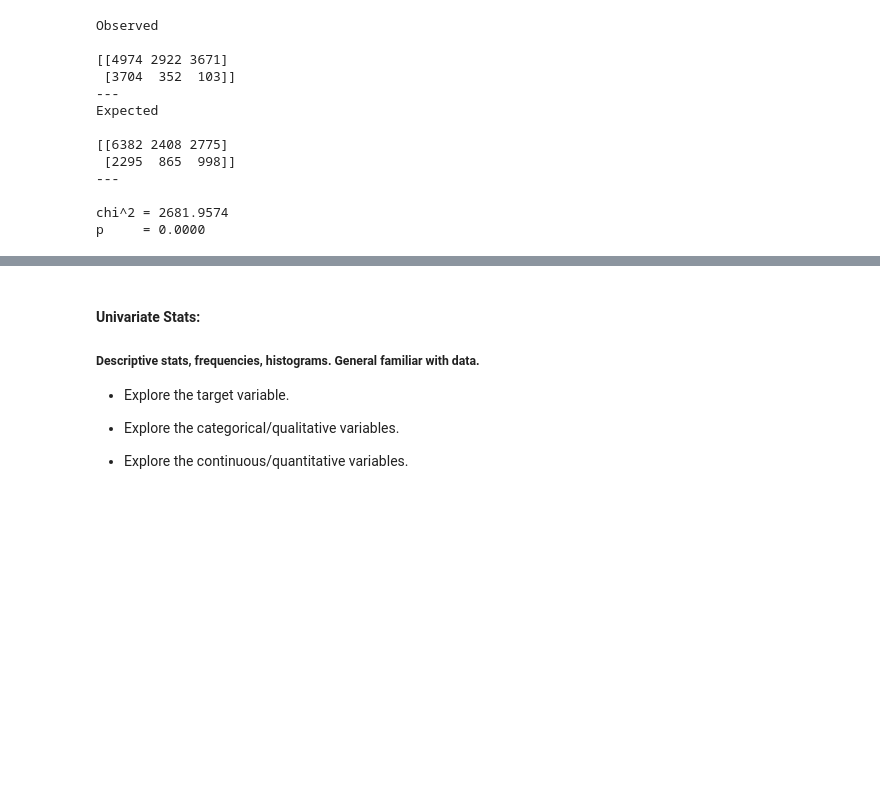
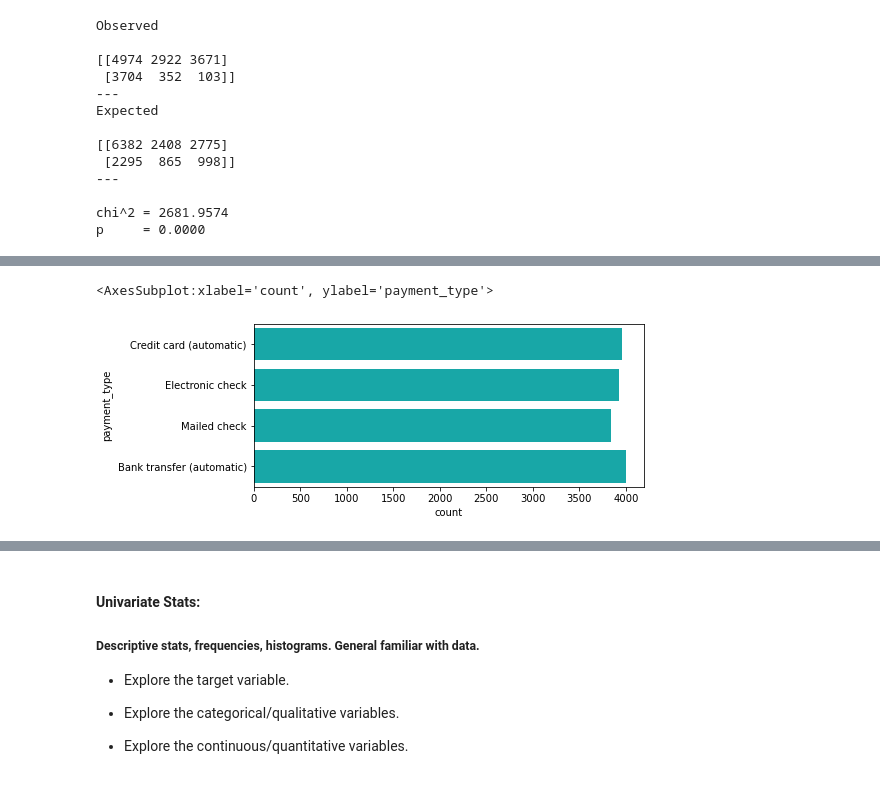
Before and after one commit to veronica-f-reyes/telco_classification_project, a Jupyter notebook: Initial Telco Churn Project Notebook.ipynb, the cells around one changed output, grey strips where cells are left out. Drawn from its saved outputs; the diff is of its cells as text; code cells hidden in the pictures; blank space fills up the shorter version.

```diff
--- a/Initial Telco Churn Project Notebook.ipynb
+++ b/Initial Telco Churn Project Notebook.ipynb
@@ -734,0 +909,6 @@ We reject the hypothesis that Customers who are month-to-month are more likely t
+# %%
+f, ax = plt.subplots(figsize=(7, 3))
+sns.countplot(y="payment_type", data=train_raw, color="c")
+# %% [output]
+<AxesSubplot:xlabel='count', ylabel='payment_type'>
+[figure, added]
```
Also changed, not shown: parts of 72 cells of this notebook.
